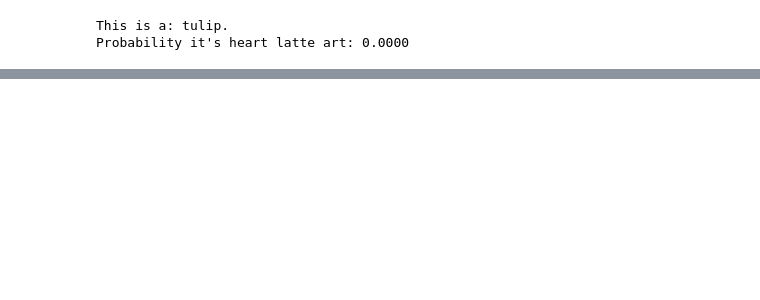
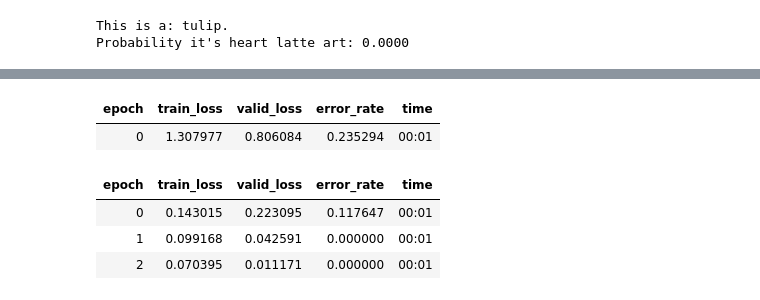
Before and after one commit to mchen50/practical-deep-learning-for-coders, a Jupyter notebook: lesson1/is-it-a-bird-creating-a-model-from-your-own-data.ipynb, the cells around one changed output, grey strips where cells are left out. Drawn from its saved outputs; the diff is of its cells as text; code cells hidden in the pictures; blank space fills up the shorter version.

```diff
--- a/lesson1/is-it-a-bird-creating-a-model-from-your-own-data.ipynb
+++ b/lesson1/is-it-a-bird-creating-a-model-from-your-own-data.ipynb
@@ -331,0 +334,15 @@ Probability it's heart latte art: 0.0000
+# %%
+searches = 'dog','cat'
+path = Path('dog_or_not')
+from time import sleep
+
+for o in searches:
+    dest = (path/o)
+    dest.mkdir(exist_ok=True, parents=True)
+    download_images(dest, urls=search_images(f'{o} photo'))
+    sleep(10)  # Pause between searches to avoid over-loading server
+    download_images(dest, urls=search_images(f'{o} grass photo'))
+    sleep(10)
+    download_images(dest, urls=search_images(f'{o} outdoor photo'))
+    sleep(10)
+    resize_images(path/o, max_size=400, dest=path/o)
@@ -331,0 +371,10 @@ Probability it's heart latte art: 0.0000
+# %%
+dls = DataBlock(
+    blocks=(ImageBlock, CategoryBlock),
+    get_items=get_image_files,
+    splitter=RandomSplitter(valid_pct=0.2, seed=42),
+    get_y=parent_label,
+    item_tfms=[Resize(192, method='squish')]
+).dataloaders(path, bs=32)
+
+dls.show_batch(max_n=6)
@@ -331,0 +383,10 @@ Probability it's heart latte art: 0.0000
+# %%
+learn = vision_learner(dls, resnet18, metrics=error_rate)
+learn.fine_tune(3)
+# %% [output]
+| epoch | train_loss | valid_loss | error_rate | time |
+| 0 | 1.307977 | 0.806084 | 0.235294 | 00:01 |
+| epoch | train_loss | valid_loss | error_rate | time |
+| 0 | 0.143015 | 0.223095 | 0.117647 | 00:01 |
+| 1 | 0.099168 | 0.042591 | 0.000000 | 00:01 |
+| 2 | 0.070395 | 0.011171 | 0.000000 | 00:01 |
```
Also changed, not shown: parts of 10 cells of this notebook.
